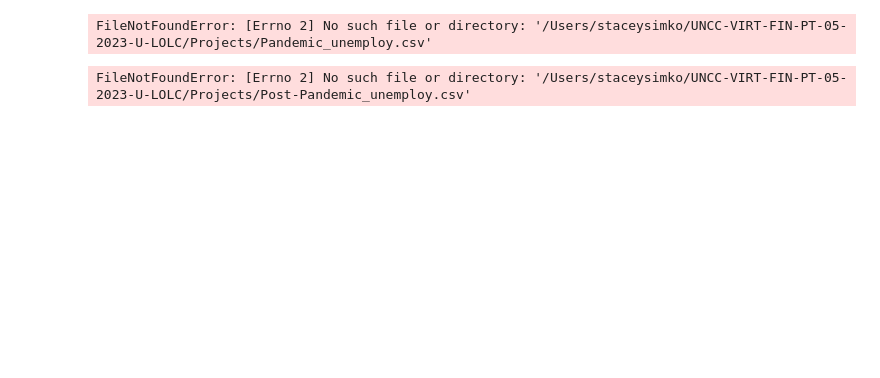
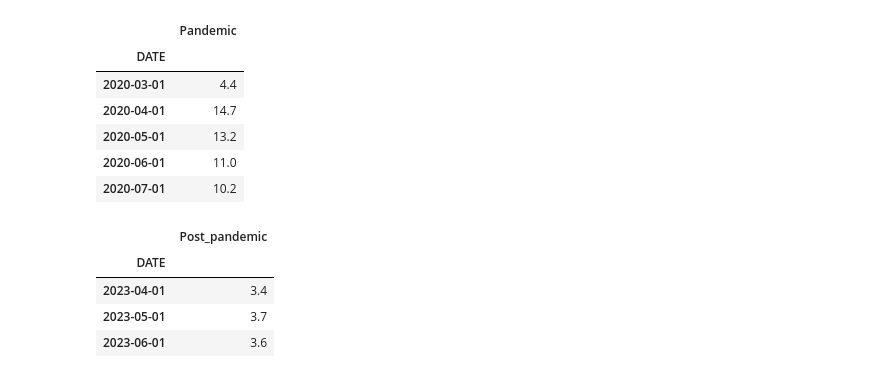
Before and after one commit to SMSIMKO/Group-4-Project-, a Jupyter notebook: Stacey.ipynb, the cells around one changed output. Saved outputs shown, nothing was run; the diff lists cells and outputs as text; code cells hidden in the pictures; blank space fills up the shorter version.

```diff
--- a/Stacey.ipynb
+++ b/Stacey.ipynb
@@ -23,19 +30,29 @@ FileNotFoundError: [Errno 2] No such file or directory: '/Users/staceysimko/UNCC
 # %%
-file_path1 = Path('/Users/staceysimko/UNCC-VIRT-FIN-PT-05-2023-U-LOLC/Projects/Pandemic_unemploy.csv')
+file_path1 = Path('/Users/staceysimko/UNCC-VIRT-FIN-PT-U-LOLC/Projects/Stacey_info /Pandemic_unemploy.csv')
 pandemic_unemploy_csv = pd.read_csv(file_path1, index_col="DATE", infer_datetime_format=True, parse_dates=True)
 
 
 pandemic_unemploy_csv.head()
 # %% [output]
-FileNotFoundError: [Errno 2] No such file or directory: '/Users/staceysimko/UNCC-VIRT-FIN-PT-05-2023-U-LOLC/Projects/Pandemic_unemploy.csv'
+|  | Pandemic |
+| DATE |  |
+| 2020-03-01 | 4.4 |
+| 2020-04-01 | 14.7 |
+| 2020-05-01 | 13.2 |
+| 2020-06-01 | 11.0 |
+| 2020-07-01 | 10.2 |
 # %%
-file_path2 = Path('/Users/staceysimko/UNCC-VIRT-FIN-PT-05-2023-U-LOLC/Projects/Post-Pandemic_unemploy.csv')
+file_path2 = Path('/Users/staceysimko/UNCC-VIRT-FIN-PT-U-LOLC/Projects/Stacey_info /Post-Pandemic_unemploy.csv')
 postpandemic_unemploy_csv = pd.read_csv(file_path2, index_col="DATE", infer_datetime_format=True, parse_dates=True)
 
 
 postpandemic_unemploy_csv.head()
 # %% [output]
-FileNotFoundError: [Errno 2] No such file or directory: '/Users/staceysimko/UNCC-VIRT-FIN-PT-05-2023-U-LOLC/Projects/Post-Pandemic_unemploy.csv'
+|  | Post_pandemic |
+| DATE |  |
+| 2023-04-01 | 3.4 |
+| 2023-05-01 | 3.7 |
+| 2023-06-01 | 3.6 |
 # %%
 df = unemployment_combined = pd.concat([pre_pandemic_unemploy_csv, pandemic_unemploy_csv, postpandemic_unemploy_csv])
 
```
Also changed, not shown: parts of 15 cells of this notebook.
